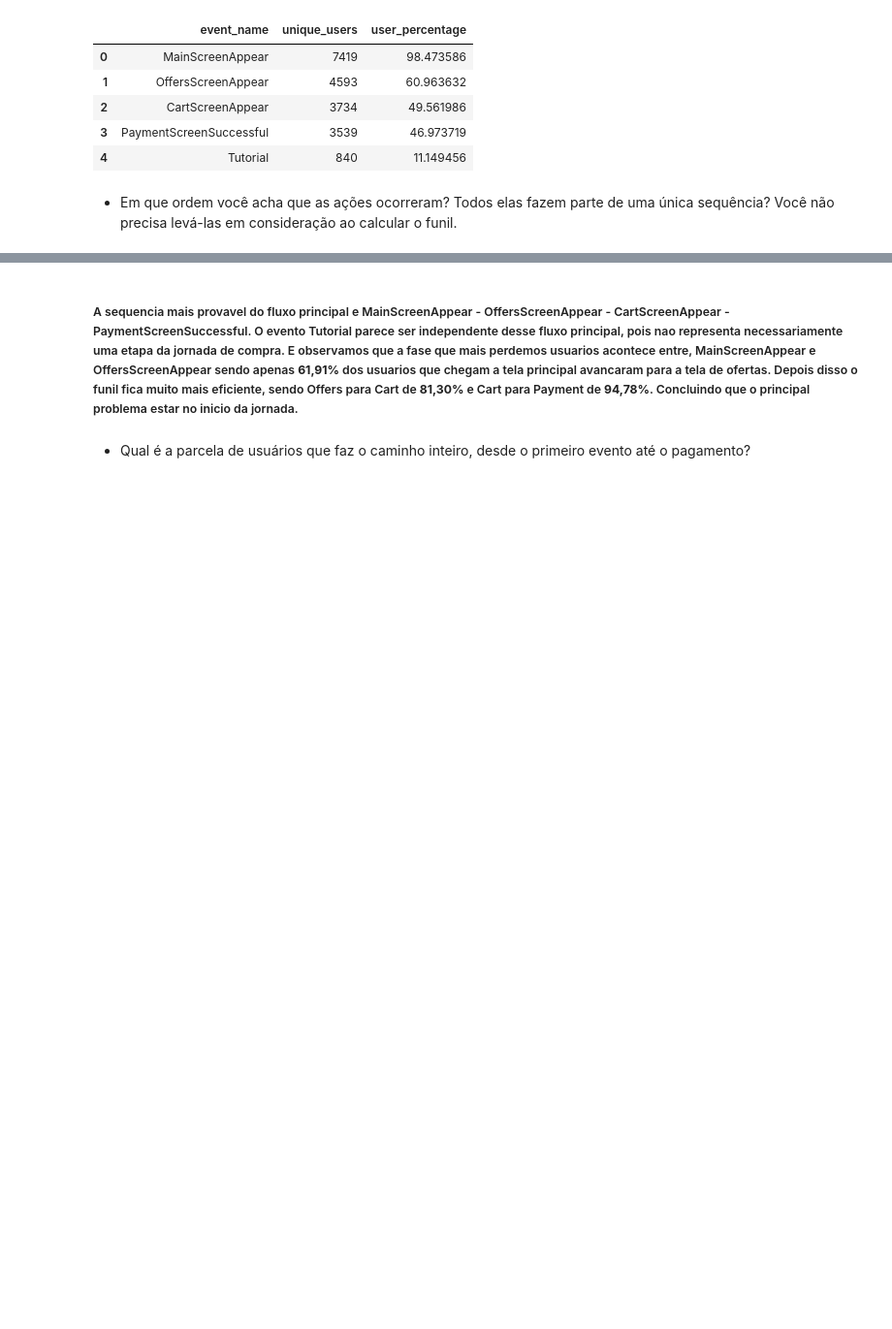
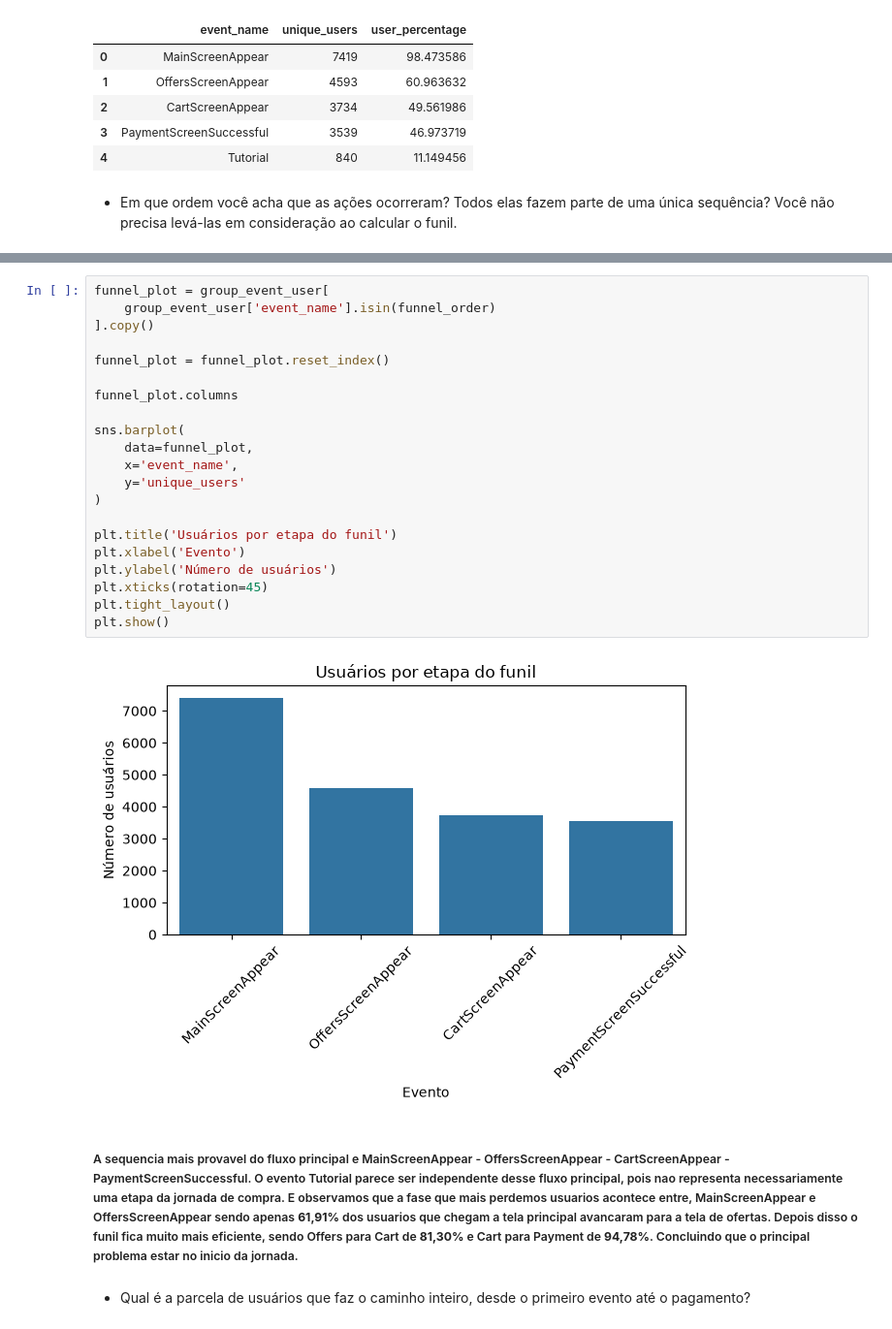
Before and after one commit to thaisCrtn/food-app-funnel-ab-testing-analysis, a Jupyter notebook: notebooks/EDA.ipynb, the cells around one changed output, grey strips where cells are left out. Shown at 97% size. Cells and saved outputs as stored; diff of their text form; blank space fills up the shorter version.

```diff
--- a/notebooks/EDA.ipynb
+++ b/notebooks/EDA.ipynb
@@ -321,3 +339,26 @@ group_event_user
+# %%
+funnel_plot = group_event_user[
+    group_event_user['event_name'].isin(funnel_order)
+].copy()
+
+funnel_plot = funnel_plot.reset_index()
+
+funnel_plot.columns
+
+sns.barplot(
+    data=funnel_plot,
+    x='event_name',
+    y='unique_users'
+)
+
+plt.title('Usuários por etapa do funil')
+plt.xlabel('Evento')
+plt.ylabel('Número de usuários')
+plt.xticks(rotation=45)
+plt.tight_layout()
+plt.show()
+# %% [output]
+[figure, added]
 # %% [markdown]
 ##### A sequencia mais provavel do fluxo principal e MainScreenAppear - OffersScreenAppear - CartScreenAppear - PaymentScreenSuccessful. O evento Tutorial parece ser independente desse fluxo principal, pois nao representa necessariamente uma etapa da jornada de compra. E observamos que a fase que mais perdemos usuarios acontece entre, MainScreenAppear e OffersScreenAppear sendo apenas **61,91%** dos usuarios que chegam a tela principal avancaram para a tela de ofertas. Depois disso o funil fica muito mais eficiente, sendo Offers para Cart de **81,30%** e Cart para Payment de **94,78%**. Concluindo que o principal problema estar no inicio da jornada.
 # %% [markdown]
```
Also changed, not shown: parts of 6 cells of this notebook.
